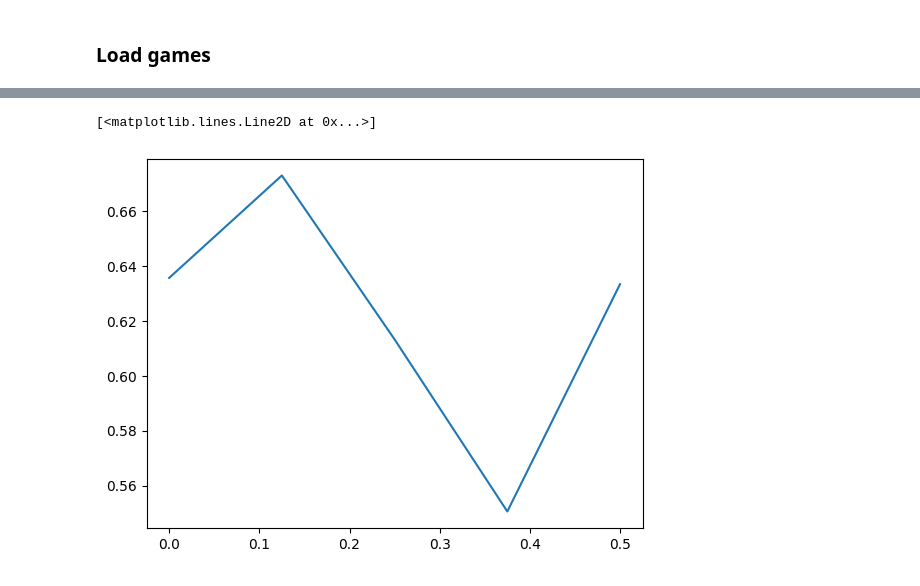
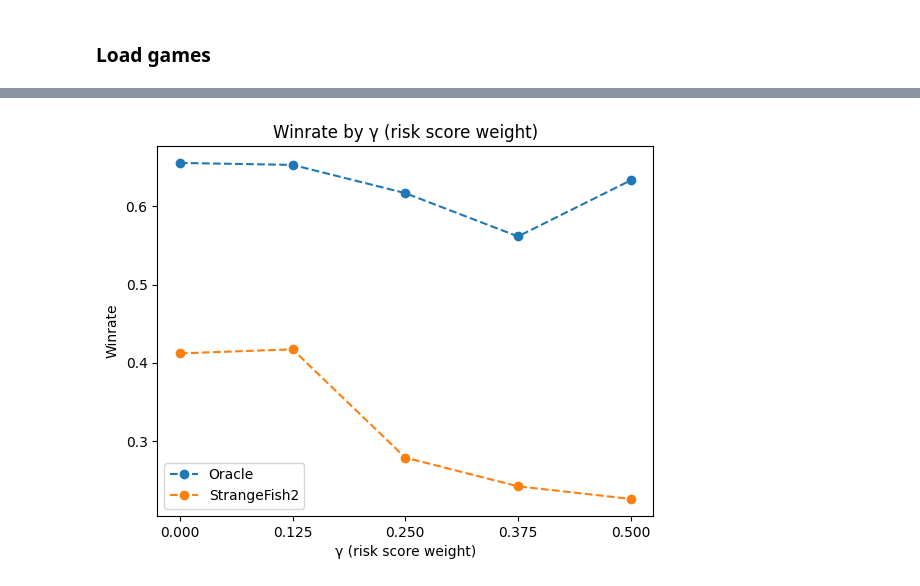
Before and after one commit to JacekCzupyt/RBC-Zubat, a Jupyter notebook: analysis/unranked_tests.ipynb, the cells around one changed output, grey strips where cells are left out. Drawn from its saved outputs; the diff is of its cells as text; code cells hidden in the pictures.

```diff
--- a/analysis/unranked_tests.ipynb
+++ b/analysis/unranked_tests.ipynb
@@ -146,13 +160,25 @@ plt.plot(res.keys(), res.values())
 # %%
-opp = "Oracle"
+opps = ["Oracle", "StrangeFish2"]
 
 res = {}
 
-for r in range(5):
-    res[int(r) * 0.125] = (len([g for u in games[opp] for g in games[opp][u][r].values() if g.result==1]) /
-                        len([g for u in games[opp] for g in games[opp][u][r].values() if g.result!=0]))
+fig, ax = plt.subplots()
 
-plt.plot(res.keys(), res.values())
+for opp in opps:
+    for r in range(5):
+        res[int(r) * 0.125] = (len([g for u in games[opp] for g in games[opp][u][r].values() if g.result==1]) /
+                            len([g for u in games[opp] for g in games[opp][u][r].values() if g.result!=0]))
+
+    ax.plot(res.keys(), res.values(), '--o', label=opp)
+
+ax.set_xticks(np.arange(5) * 0.125)
+
+ax.set_xlabel("γ (risk score weight)")
+ax.set_ylabel("Winrate")
+ax.set_title(f"Winrate by γ (risk score weight)")
+ax.legend()
+
+# plt.savefig("imgs/winrate_chart_gamma.png")
+plt.show()
 # %% [output]
-[<matplotlib.lines.Line2D at 0x...>]
-[figure, old version]
+[figure, new version]
```
Also changed, not shown: parts of 11 cells of this notebook, 2 other files.
